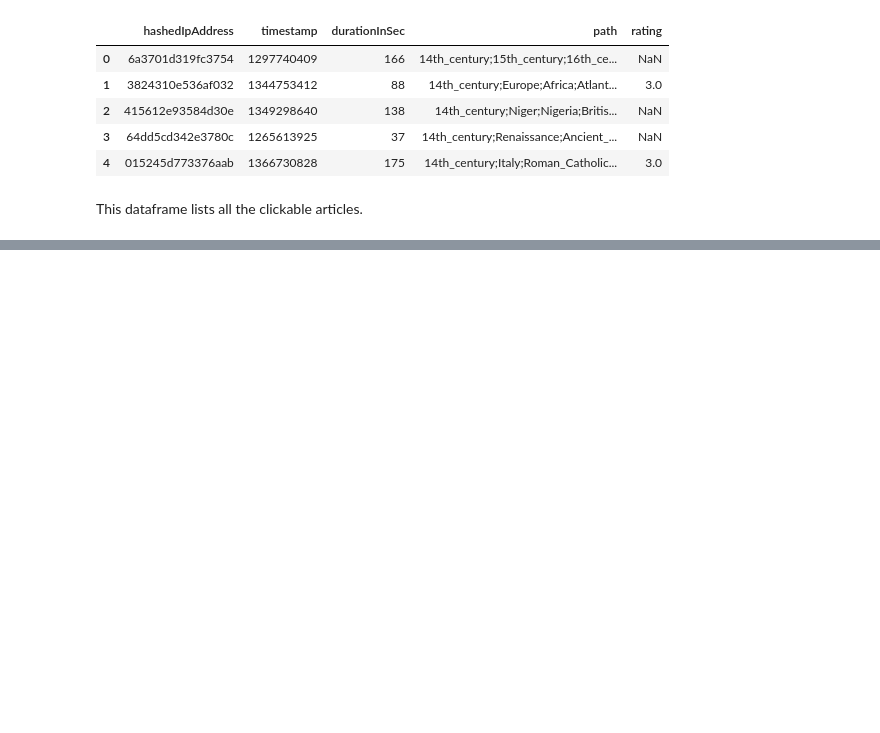
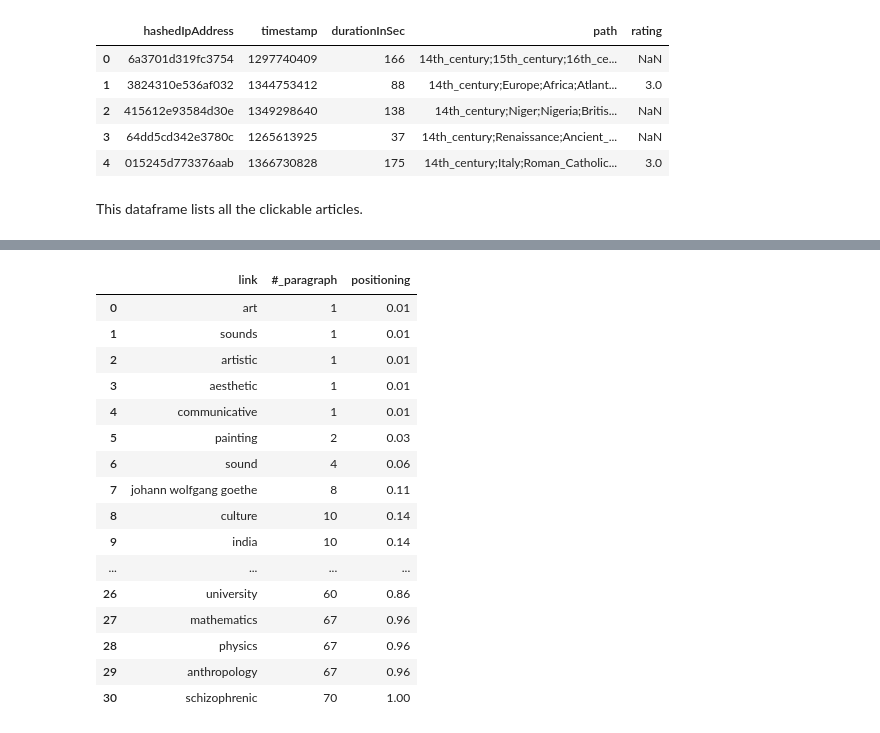
Before and after one commit to epfl-ada/ada-2022-project-theadalyzers, a Jupyter notebook: P2.ipynb, the cells around one changed output, grey strips where cells are left out. Saved outputs shown, nothing was run; the diff lists cells and outputs as text; code cells hidden in the pictures; blank space fills up the shorter version.

```diff
--- a/P2.ipynb
+++ b/P2.ipynb
@@ -173,5 +176,0 @@ failed_html_list[:]
-# %%
-URL = '/Users/ginevralarroux/Desktop/EPFL courses/Applied data analysis/ADA project/data/wpcd/wp/a/A_cappella.htm'
-
-f=open(URL, 'r')
-soup = BeautifulSoup(f, 'lxml')
@@ -200,0 +179,30 @@ link_positioning_df
+# %%
+URL = '/Users/ginevralarroux/Desktop/EPFL courses/Applied data analysis/ADA project/data/wpcd/wp/a/A_cappella.htm'
+
+f=open(URL, 'r')
+soup1 = BeautifulSoup(f, 'lxml')
+# %%
+# HTML tag for hyperlinks is <a href= >
+# this is the dataframe of the hyperlinks contained in an article, with the number of paragraph they show up in
+# and its relative postion in the article
+
+def find_links(soup):
+    paragraphs = soup.find_all('p')
+    links=[]
+    i=0
+    for p in paragraphs:
+        i+=1
+        all_links=p.find_all('a')
+        for link in all_links:
+            if 'href' in link.attrs:
+                link_title=link.text
+                link_paragraph=i
+                links.append([link_title, link_paragraph])
+
+    link_positioning_df=pd.DataFrame(links, columns=['link', '#_paragraph']).drop_duplicates()
+    link_positioning_df['positioning']=round(link_positioning_df['#_paragraph']/len(paragraphs), 2)
+    link_positioning_df['link']=filter_article_name(link_positioning_df['link'])
+    return link_positioning_df
+
+link_positioning_df=find_links(soup1)
+link_positioning_df
@@ -313,0 +294,26 @@ ax.set_xlabel('Positioning')
+# %%
+URL = '/Users/ginevralarroux/Desktop/EPFL courses/Applied data analysis/ADA project/data/wpcd/wp/m/Music.htm'
+
+f_music=open(URL, 'r')
+soup_music = BeautifulSoup(f_music, 'lxml')
+
+link_positioning_df_m=find_links(soup_music)
+link_positioning_df_m
+# %% [output]
+|  | link | #_paragraph | positioning |
+| 0 | art | 1 | 0.01 |
+| 1 | sounds | 1 | 0.01 |
+| 2 | artistic | 1 | 0.01 |
+| 3 | aesthetic | 1 | 0.01 |
+| 4 | communicative | 1 | 0.01 |
+| 5 | painting | 2 | 0.03 |
+| 6 | sound | 4 | 0.06 |
+| 7 | johann wolfgang goethe | 8 | 0.11 |
+| 8 | culture | 10 | 0.14 |
+| 9 | india | 10 | 0.14 |
+| ... | ... | ... | ... |
+| 26 | university | 60 | 0.86 |
+| 27 | mathematics | 67 | 0.96 |
+| 28 | physics | 67 | 0.96 |
+| 29 | anthropology | 67 | 0.96 |
+| 30 | schizophrenic | 70 | 1.00 |
```
Also changed, not shown: parts of 57 cells of this notebook.
